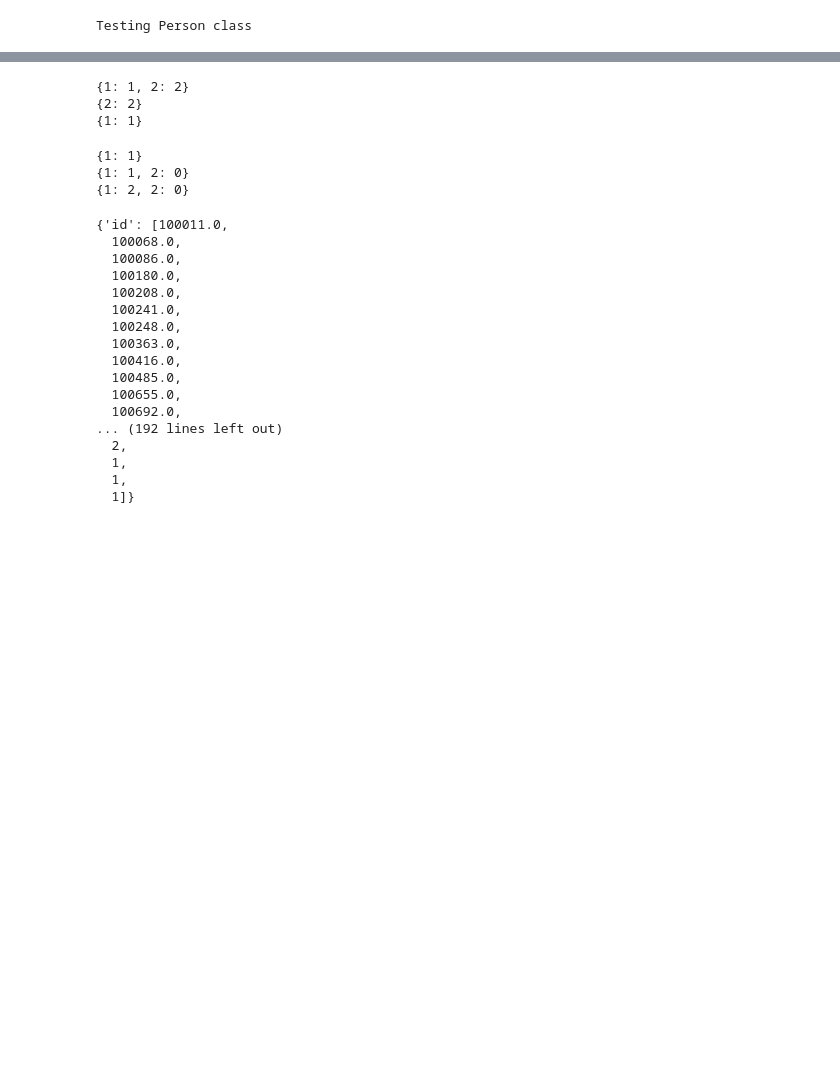
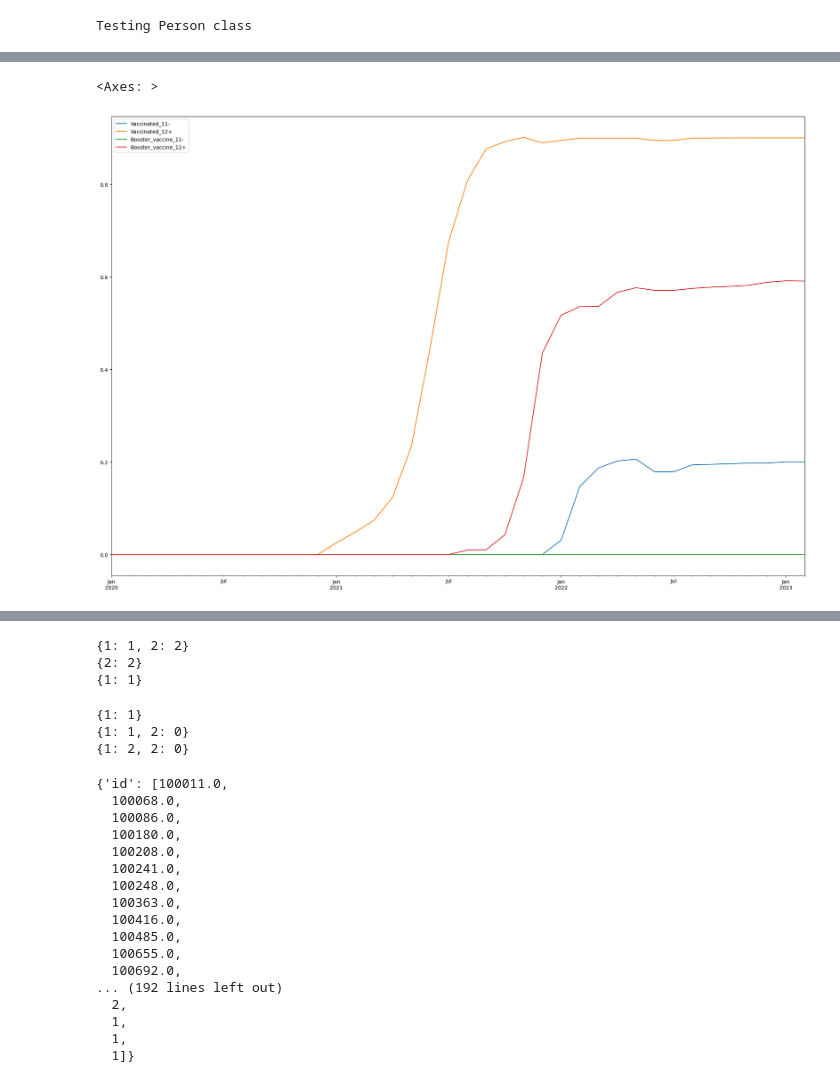
Before and after one commit to lynchp35/AgentBasedModelling, a Jupyter notebook: code/test.ipynb, the cells around one changed output, grey strips where cells are left out. Drawn from its saved outputs; the diff is of its cells as text; code cells hidden in the pictures; blank space fills up the shorter version.

```diff
--- a/code/test.ipynb
+++ b/code/test.ipynb
@@ -57,0 +191,7 @@ def find_infected_count_01(population, distance=2):
+# %%
+import pandas as pd
+vaccine_data = pd.read_csv("../data/vaccination_stats.csv", index_col=[0], parse_dates=[0]).rename(columns={"V1_11-":"Vaccinated_11-",
+                                                                                "V1_12+":"Vaccinated_12+",
+                                                                                "V2_11-":"Booster_vaccine_11-",
+                                                                                "V2_12+":"Booster_vaccine_12+"})
+vaccine_data.head()
@@ -57,0 +205,5 @@ def find_infected_count_01(population, distance=2):
+# %%
+vaccine_data.plot()
+# %% [output]
+<Axes: >
+[figure, added]
```
Also changed, not shown: parts of 29 cells of this notebook, 3 other files.
